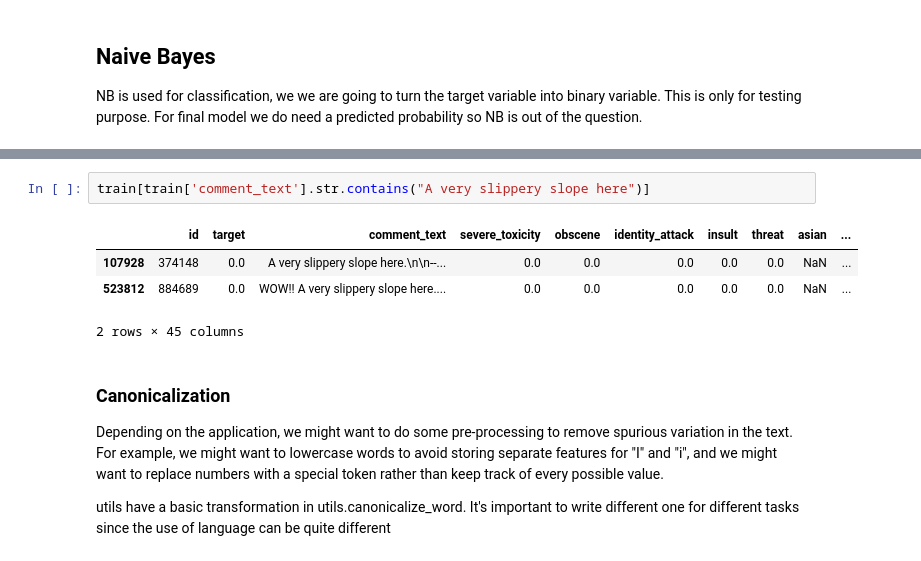
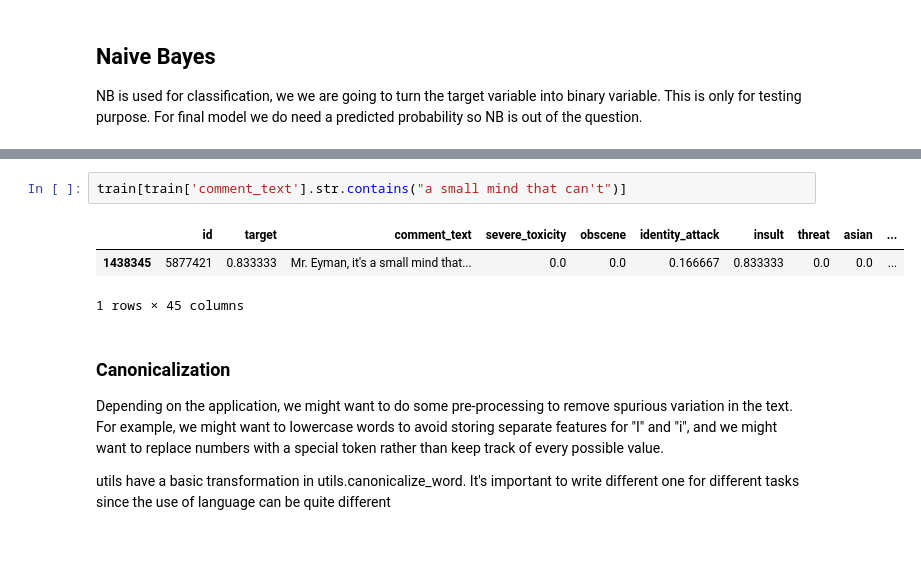
Before and after one commit to KathleenYWang/Language_Models_For_Toxicity_Classification, a Jupyter notebook: NaiveBayes.ipynb, the cells around one changed output, grey strips where cells are left out. Drawn from its saved outputs; the diff is of its cells as text.

```diff
--- a/NaiveBayes.ipynb
+++ b/NaiveBayes.ipynb
@@ -282,10 +321,9 @@ for ind, val in enumerate(y_pred_val):
 # %%
-train[train['comment_text'].str.contains("A very slippery slope here")]
+train[train['comment_text'].str.contains("a small mind that can't")]
 # %% [output]
 |  | id | target | comment_text | severe_toxicity | obscene | identity_attack | insult | threat | asian | ... |
-| 107928 | 374148 | 0.0 | A very slippery slope here.\n\n--... | 0.0 | 0.0 | 0.0 | 0.0 | 0.0 | NaN | ... |
-| 523812 | 884689 | 0.0 | WOW!! A very slippery slope here.... | 0.0 | 0.0 | 0.0 | 0.0 | 0.0 | NaN | ... |
+| 1438345 | 5877421 | 0.833333 | Mr. Eyman, it's a small mind that... | 0.0 | 0.0 | 0.166667 | 0.833333 | 0.0 | 0.0 | ... |
-2 rows × 45 columns
+1 rows × 45 columns
 # %% [markdown]
 ### Canonicalization
 Depending on the application, we might want to do some pre-processing to remove spurious variation in the text. For example, we might want to lowercase words to avoid storing separate features for "I" and "i", and we might want to replace numbers with a special token rather than keep track of every possible value.
```
Also changed, not shown: parts of 11 cells of this notebook.
